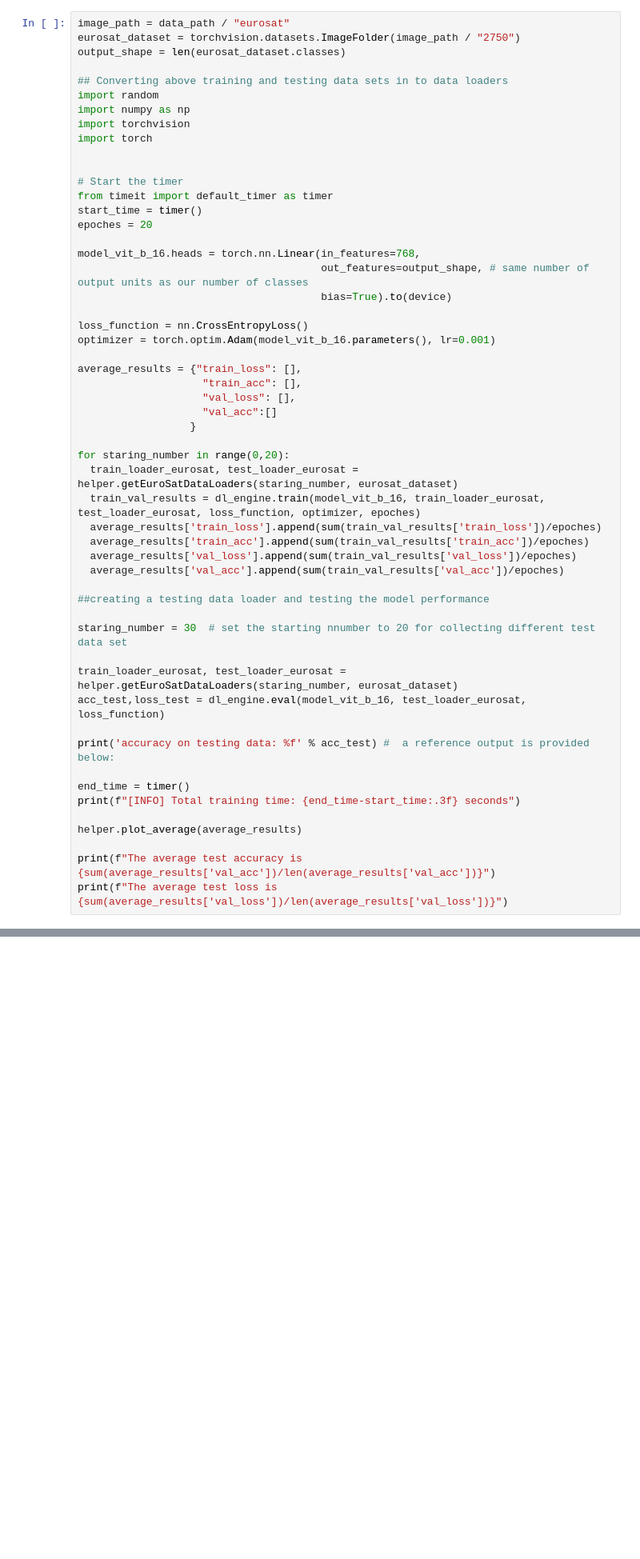
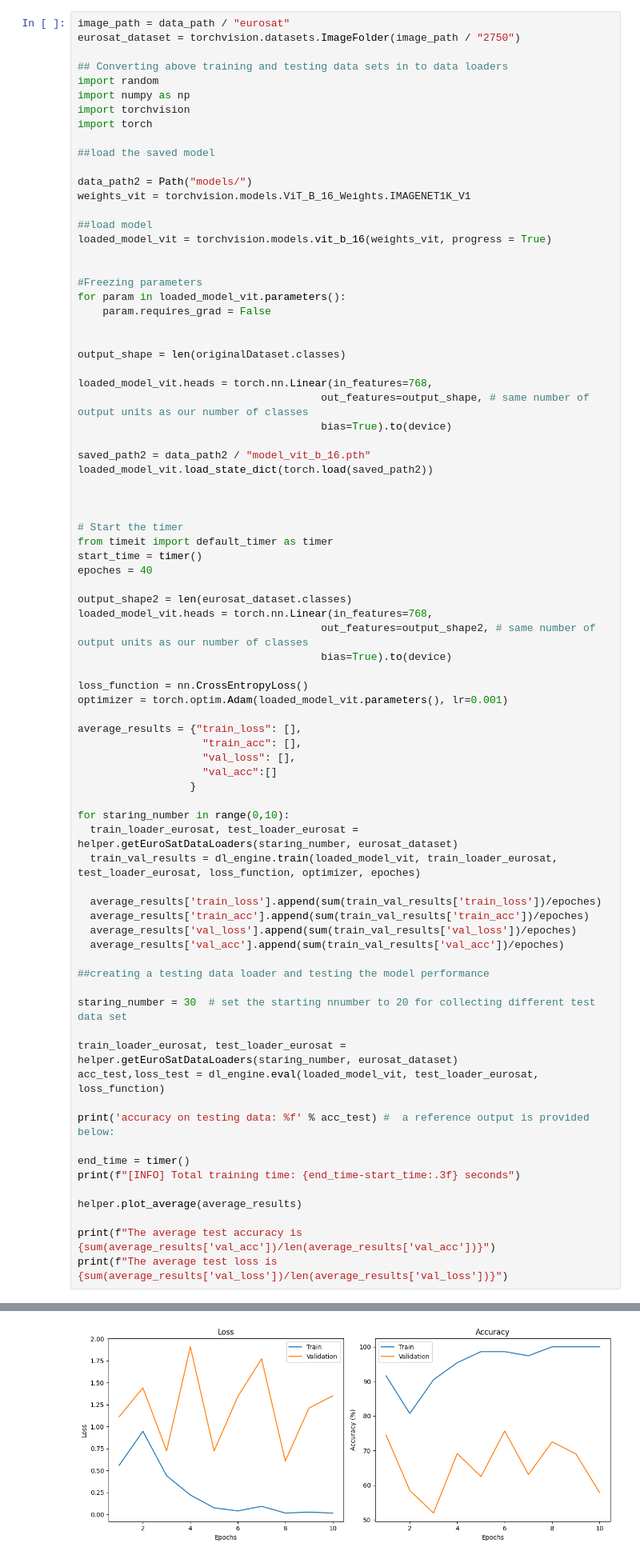
Before and after one commit to SurangaPrasad/deep_learning, a Jupyter notebook: transfer_learning_v1_2.ipynb, the cells around one changed output, grey strips where cells are left out. Shown: that part at 80% size. Drawn from its saved outputs; the diff is of its cells as text; blank space fills up the shorter version.

```diff
--- a/transfer_learning_v1_2.ipynb
+++ b/transfer_learning_v1_2.ipynb
@@ -492,7 +544,6 @@ Saving model to: models/model_vit_b_16.pth
 # %%
 image_path = data_path / "eurosat"
 eurosat_dataset = torchvision.datasets.ImageFolder(image_path / "2750")
-output_shape = len(eurosat_dataset.classes)
 
 ## Converting above training and testing data sets in to data loaders
 import random
@@ -500,18 +551,43 @@ import numpy as np
 import torchvision
 import torch
 
+##load the saved model
+
+data_path2 = Path("models/")
+weights_vit = torchvision.models.ViT_B_16_Weights.IMAGENET1K_V1
+
+##load model
+loaded_model_vit = torchvision.models.vit_b_16(weights_vit, progress = True)
+
+
+#Freezing parameters
+for param in loaded_model_vit.parameters():
+    param.requires_grad = False
+
+
+output_shape = len(originalDataset.classes)
+
+loaded_model_vit.heads = torch.nn.Linear(in_features=768,
+                                       out_features=output_shape, # same number of output units as our number of classes
+                                       bias=True).to(device)
+
+saved_path2 = data_path2 / "model_vit_b_16.pth"
+loaded_model_vit.load_state_dict(torch.load(saved_path2))
+
+
 
 # Start the timer
 from timeit import default_timer as timer
 start_time = timer()
-epoches = 20
+epoches = 40
 
-model_vit_b_16.heads = torch.nn.Linear(in_features=768,
-                                       out_features=output_shape, # same number of output units as our number of classes
+output_shape2 = len(eurosat_dataset.classes)
+loaded_model_vit.heads = torch.nn.Linear(in_features=768,
+                                       out_features=output_shape2, # same number of output units as our number of classes
                                        bias=True).to(device)
 
 loss_function = nn.CrossEntropyLoss()
-optimizer = torch.optim.Adam(model_vit_b_16.parameters(), lr=0.001)
+optimizer = torch.optim.Adam(loaded_model_vit.parameters(), lr=0.001)
 
 average_results = {"train_loss": [],
                     "train_acc": [],
@@ -519,9 +595,10 @@ average_results = {"train_loss": [],
                     "val_acc":[]
                   }
 
-for staring_number in range(0,20):
+for staring_number in range(0,10):
   train_loader_eurosat, test_loader_eurosat = helper.getEuroSatDataLoaders(staring_number, eurosat_dataset)
-  train_val_results = dl_engine.train(model_vit_b_16, train_loader_eurosat, test_loader_eurosat, loss_function, optimizer, epoches)
+  train_val_results = dl_engine.train(loaded_model_vit, train_loader_eurosat, test_loader_eurosat, loss_function, optimizer, epoches)
+
   average_results['train_loss'].append(sum(train_val_results['train_loss'])/epoches)
   average_results['train_acc'].append(sum(train_val_results['train_acc'])/epoches)
   average_results['val_loss'].append(sum(train_val_results['val_loss'])/epoches)
@@ -532,7 +609,7 @@ for staring_number in range(0,20):
 staring_number = 30  # set the starting nnumber to 20 for collecting different test data set
 
 train_loader_eurosat, test_loader_eurosat = helper.getEuroSatDataLoaders(staring_number, eurosat_dataset)
-acc_test,loss_test = dl_engine.eval(model_vit_b_16, test_loader_eurosat, loss_function)
+acc_test,loss_test = dl_engine.eval(loaded_model_vit, test_loader_eurosat, loss_function)
 
 print('accuracy on testing data: %f' % acc_test) #  a reference output is provided below:
 
@@ -550,0 +641 @@ Compile with `TORCH_USE_CUDA_DSA` to enable device-side assertions.
+[figure, added]
```
Also changed, not shown: parts of 8 cells of this notebook.
